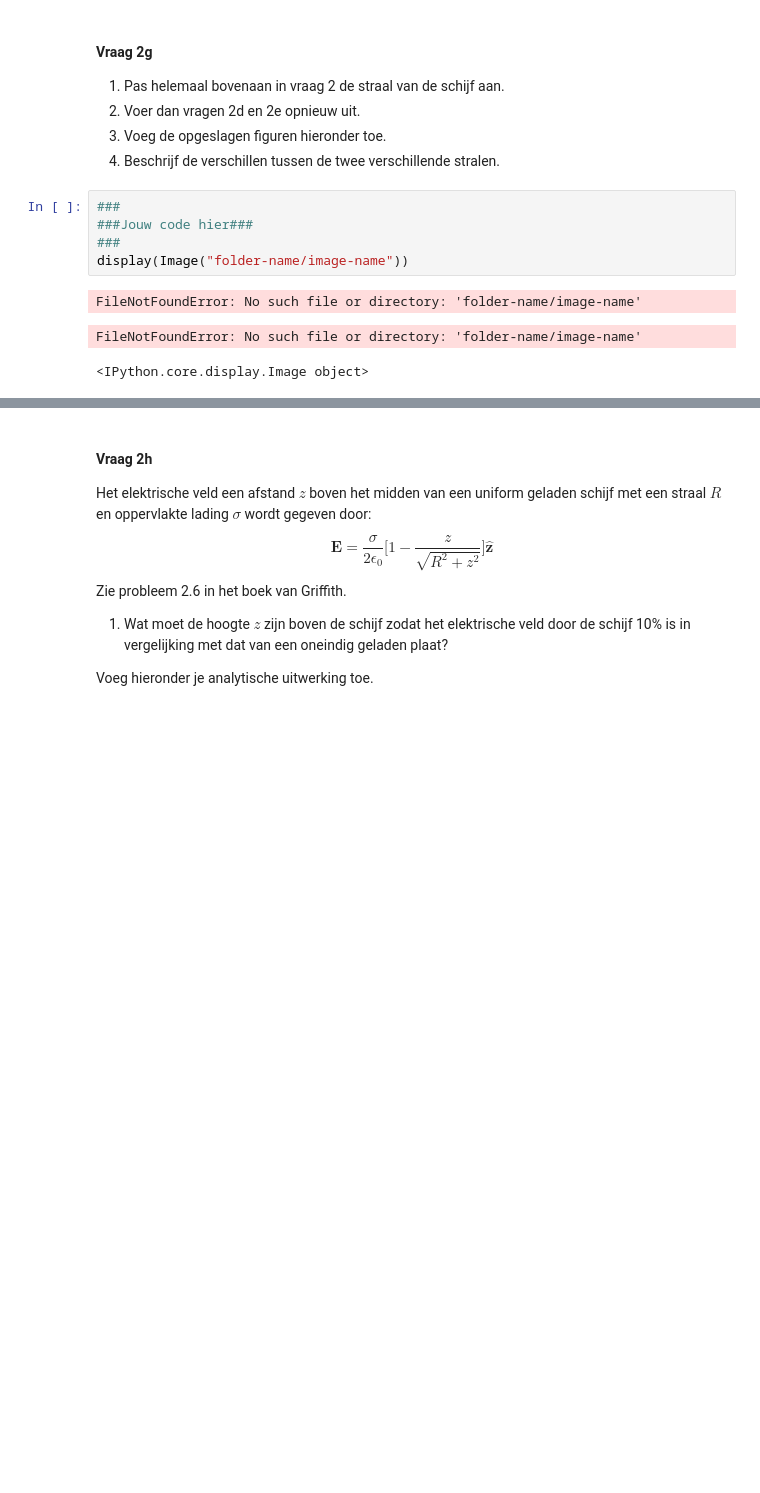
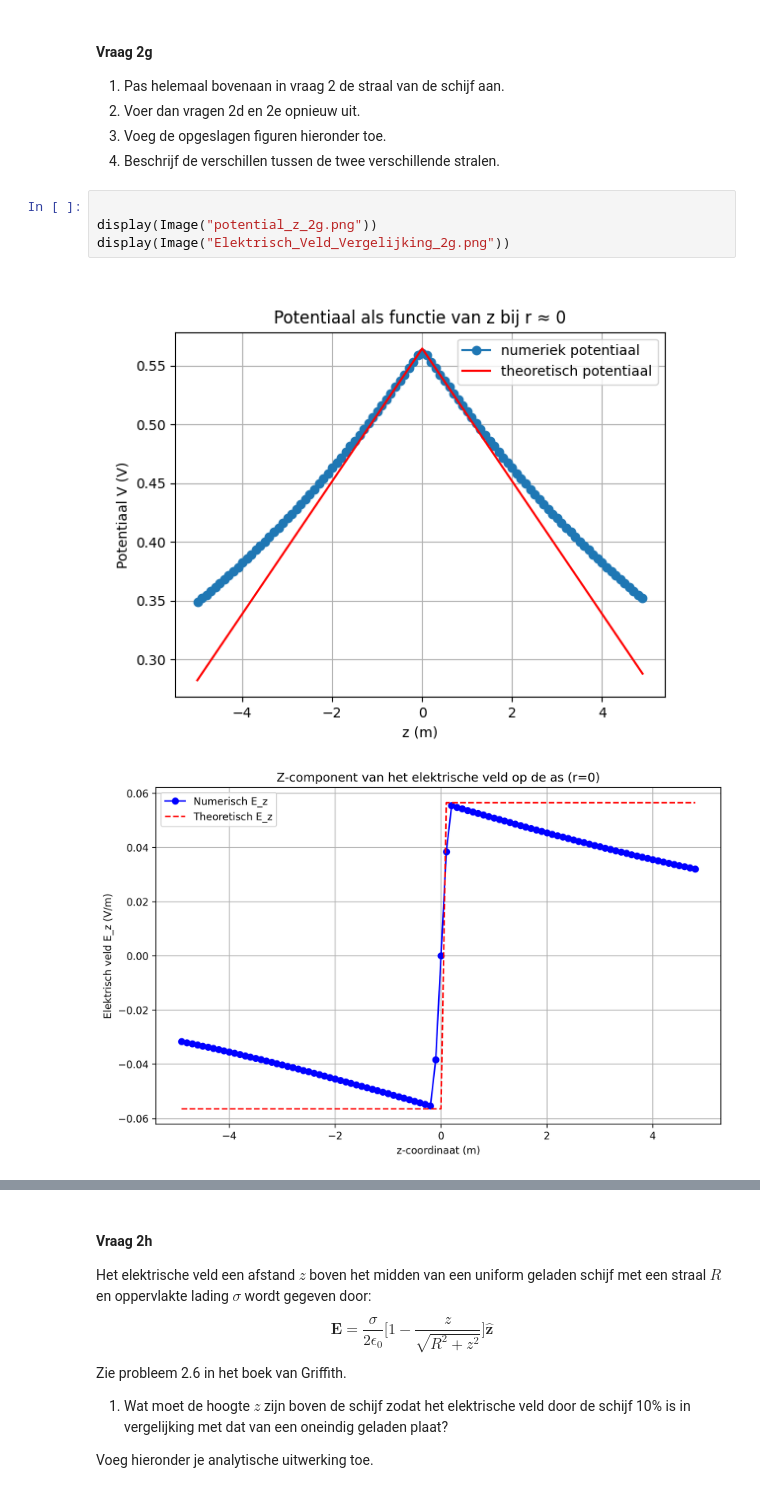
Before and after one commit to DRoelse/Daniel-Def-D, a Jupyter notebook: DigitaleOntwerpopdrachten/1CondensatorOpdracht/CondensatorOntwerpopdracht.ipynb, the cells around one changed output, grey strips where cells are left out. Saved outputs shown, nothing was run; the diff lists cells and outputs as text; blank space fills up the shorter version.

```diff
--- a/DigitaleOntwerpopdrachten/1CondensatorOpdracht/CondensatorOntwerpopdracht.ipynb
+++ b/DigitaleOntwerpopdrachten/1CondensatorOpdracht/CondensatorOntwerpopdracht.ipynb
@@ -329,14 +307,12 @@ plt.show()
 3. Voeg de opgeslagen figuren hieronder toe.
 4. Beschrijf de verschillen tussen de twee verschillende stralen.
 # %%
-###
-###Jouw code hier###
-###
-display(Image("folder-name/image-name"))
+
+display(Image("potential_z_2g.png"))
+display(Image("Elektrisch_Veld_Vergelijking_2g.png"))
 # %% [output]
-FileNotFoundError: No such file or directory: 'folder-name/image-name'
-FileNotFoundError: No such file or directory: 'folder-name/image-name'
-<IPython.core.display.Image object>
+[figure, added]
+[figure, added]
 # %% [markdown]
 ##### Antwoorden 2g
 
```
Also changed, not shown: parts of 15 cells of this notebook, 5 other files.
